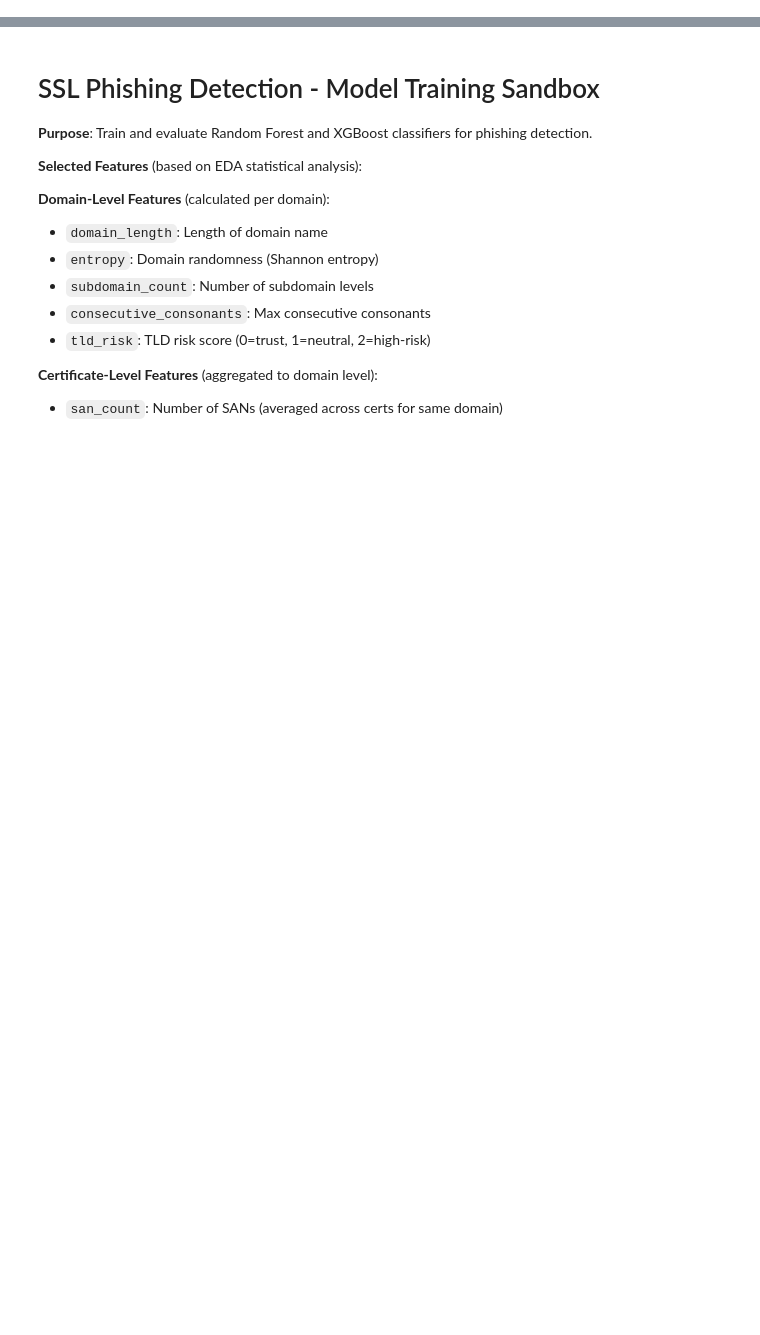
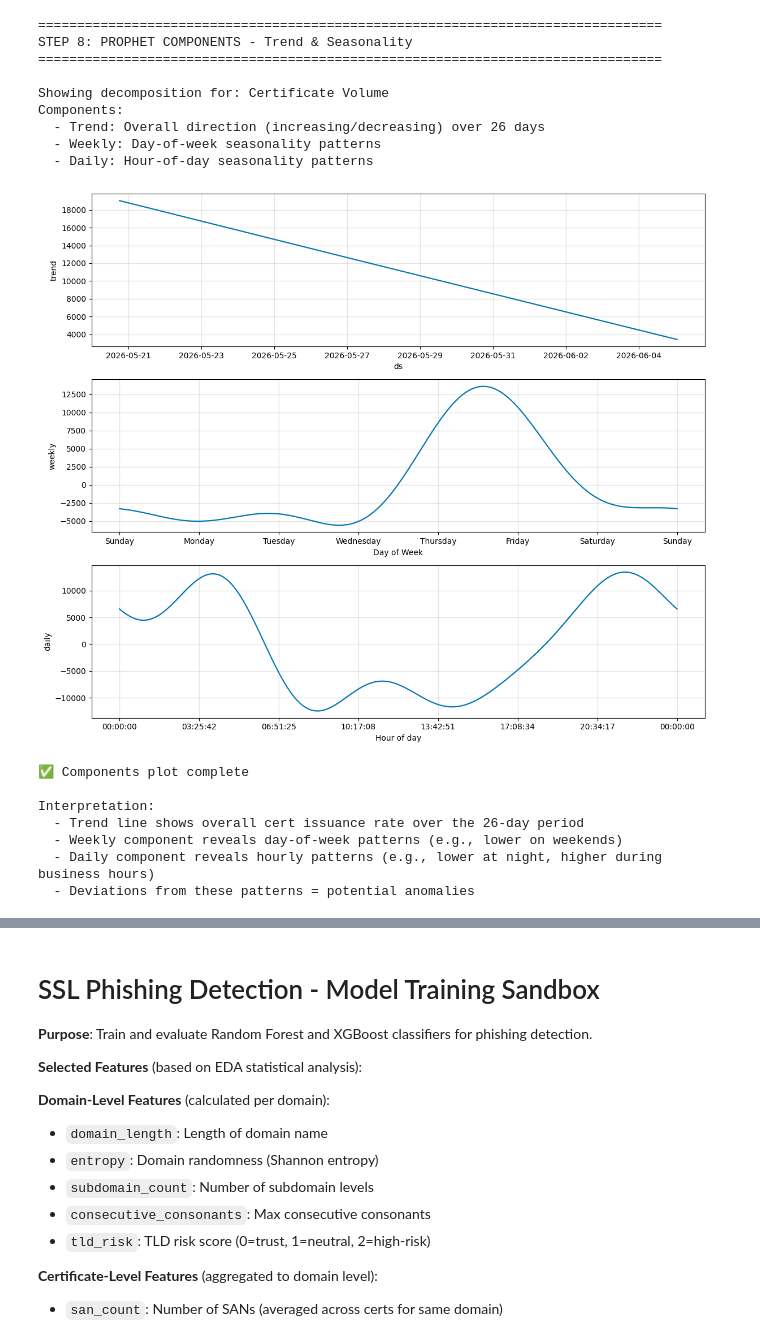
Before and after one commit to lashebir/phishing_detection_ssl_domain, a Jupyter notebook: notebooks/time_series_analysis_sandbox.ipynb, the cells around one changed output, grey strips where cells are left out. Cells and saved outputs as stored; diff of their text form; code cells hidden in the pictures; blank space fills up the shorter version.

```diff
--- a/notebooks/time_series_analysis_sandbox.ipynb
+++ b/notebooks/time_series_analysis_sandbox.ipynb
@@ -0,0 +583,48 @@
+# %%
+# Step 8: Prophet Components Plot (Certificate Volume)
+from prophet.plot import plot_components_plotly
+
+print("="*80)
+print("STEP 8: PROPHET COMPONENTS - Trend & Seasonality")
+print("="*80)
+
+metric = 'cert_count'
+model = models[metric]
+forecast = forecasts[metric]
+
+print(f"\nShowing decomposition for: {METRICS[metric]}")
+print("Components:")
+print("  - Trend: Overall direction (increasing/decreasing) over 26 days")
+print("  - Weekly: Day-of-week seasonality patterns")
+print("  - Daily: Hour-of-day seasonality patterns")
+print()
+
+# Create components plot
+fig = model.plot_components(forecast, figsize=(12, 10))
+plt.tight_layout()
+plt.show()
+
+print("\n✅ Components plot complete")
+print("\nInterpretation:")
+print("  - Trend line shows overall cert issuance rate over the 26-day period")
+print("  - Weekly component reveals day-of-week patterns (e.g., lower on weekends)")
+print("  - Daily component reveals hourly patterns (e.g., lower at night, higher during business hours)")
+print("  - Deviations from these patterns = potential anomalies")
+# %% [output]
+================================================================================
+STEP 8: PROPHET COMPONENTS - Trend & Seasonality
+================================================================================
+
+Showing decomposition for: Certificate Volume
+Components:
+  - Trend: Overall direction (increasing/decreasing) over 26 days
+  - Weekly: Day-of-week seasonality patterns
+  - Daily: Hour-of-day seasonality patterns
+[figure, added]
+✅ Components plot complete
+
+Interpretation:
+  - Trend line shows overall cert issuance rate over the 26-day period
+  - Weekly component reveals day-of-week patterns (e.g., lower on weekends)
+  - Daily component reveals hourly patterns (e.g., lower at night, higher during business hours)
+  - Deviations from these patterns = potential anomalies
```
Also changed, not shown: parts of 65 cells of this notebook, 3 other files.
